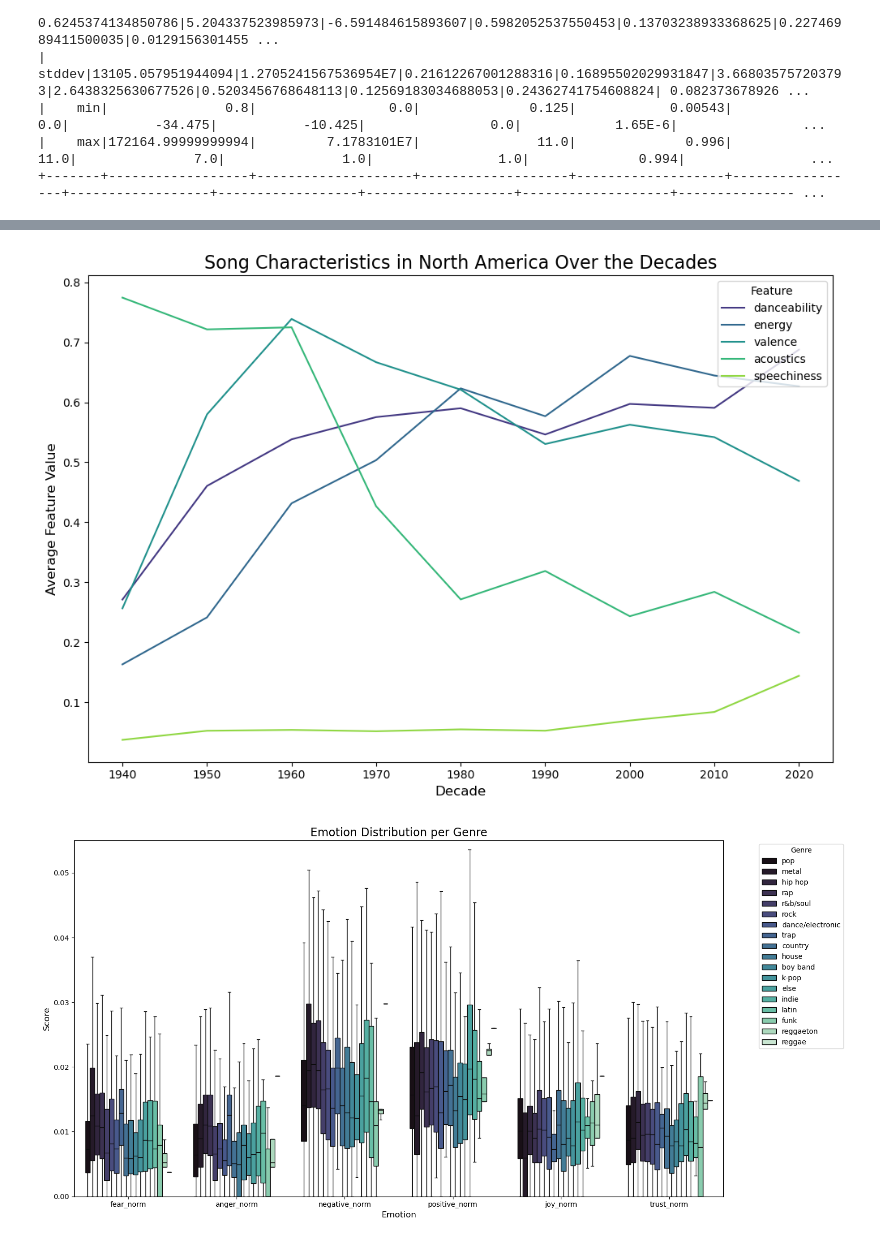
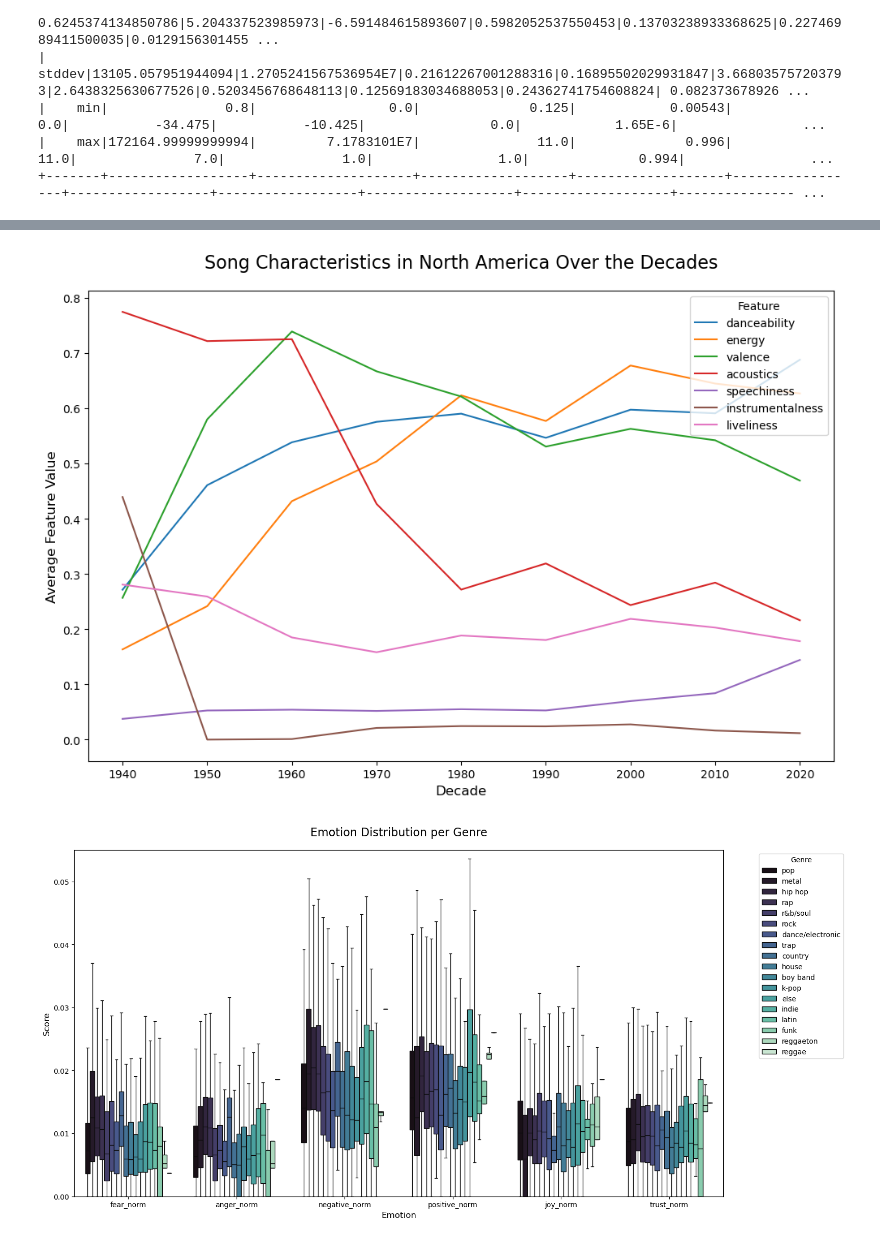
Before and after one commit to nathanbrz/Music_Analytics_and_Recommendation, a Jupyter notebook: code/EDA.ipynb, the cells around one changed output, grey strips where cells are left out. Cells and saved outputs as stored; diff of their text form; code cells hidden in the pictures.

```diff
--- a/code/EDA.ipynb
+++ b/code/EDA.ipynb
@@ -363,0 +399,30 @@ plt.show()
+# %%
+# Plot a heatmap showing correlation of sound features
+
+# Select sound features to analyze
+sound_features = ['danceability', 'energy', 'valence', 'acoustics', 'speechiness', 'instrumentalness', 'liveliness']
+
+# Create a subset DataFrame
+subset_df = transformed_df.select(*sound_features)
+
+# Convert to Pandas DataFrame for correlation computation
+pandas_df = subset_df.toPandas()
+
+# Compute the correlation matrix
+correlation_matrix = pandas_df.corr(method='pearson')
+
+# Generate colors
+colors = sns.color_palette("GnBu", len(sound_features))
+
+# Plot the heatmap
+plt.figure(figsize=(12, 10))
+sns.heatmap(correlation_matrix, annot=True, fmt=".2f", cmap=colors, cbar=True, square=True)
+
+# Customize the plot
+plt.title("Correlation Heatmap of Sound Features", fontsize=16, pad=20)
+plt.xticks(fontsize=10)
+plt.yticks(fontsize=10)
+plt.tight_layout()
+
+# Show the plot
+plt.show()
@@ -364,42 +431,40 @@ plt.show()
 # %%
+# Plot sound features over the decades
 from pyspark.sql import functions as func
-
-# Define features to plot and extract decades
-music_features = ['danceability', 'energy', 'valence', 'acoustics', 'speechiness']
 
 # Group by Decade and calculate the mean for each feature
 aggregated_df = (transformed_df
                  .withColumn("Decade", func.round(func.year(func.to_date("Release_Date", "yyyy-MM-dd")), -1))
                  .groupBy("Decade")
                  .agg(
-                     *[func.avg(feature).alias(feature) for feature in music_features]
+                     *[func.avg(feature).alias(feature) for feature in sound_features]
                  )
                  .orderBy("Decade")
                  .toPandas()
                  .dropna()  # Drop rows with missing values
                 )
 
 # Melt data for seaborn plotting
 melted_df = aggregated_df.melt(id_vars="Decade",
-                                value_vars=music_features,
+                                value_vars=sound_features,
                                 var_name="Feature",
                                 value_name="Value")
 
 # Plot using Seaborn
 plt.figure(figsize=(10, 7))
-sns.lineplot(data=melted_df, x="Decade", y="Value", hue="Feature", palette='viridis')
+sns.lineplot(data=melted_df, x="Decade", y="Value", hue="Feature")
 
 # Customize plot
-plt.title("Song Characteristics in North America Over the Decades", fontsize=16)
+plt.title("Song Characteristics in North America Over the Decades", fontsize=16, pad=20)
 plt.xlabel("Decade", fontsize=12)
 plt.ylabel("Average Feature Value", fontsize=12)
 plt.legend(title="Feature", loc="upper right")
 plt.tight_layout()
 
 # Show the plot
 plt.show()
 # %% [output]
-[figure, old version]
+[figure, new version]
 # %%
 # Plot emotion distribtuion per Genre
 sentiment_scores = ["fear_norm", "anger_norm", "negative_norm", "positive_norm", "joy_norm", "trust_norm"]
@@ -420,7 +485,7 @@ plt.figure(figsize=(16, 8))
 sns.boxplot(data=melted_df, x="Emotion", y="Score", hue="Genre_new", palette = 'mako', showfliers=False)
 
 # Customize the plot
-plt.title("Emotion Distribution per Genre", fontsize=16)
+plt.title("Emotion Distribution per Genre", fontsize=16, pad=20)
 plt.xlabel("Emotion", fontsize=12)
 plt.ylabel("Score", fontsize=12)
 plt.ylim(0, 0.055)  # Adjust y-axis to match the range of norms
@@ -430,4 +495,4 @@ plt.tight_layout()
 # Show the plot
 plt.show()
 # %% [output]
-[figure, old version]
+[figure, new version]
```
Also changed, not shown: parts of 7 cells of this notebook.
